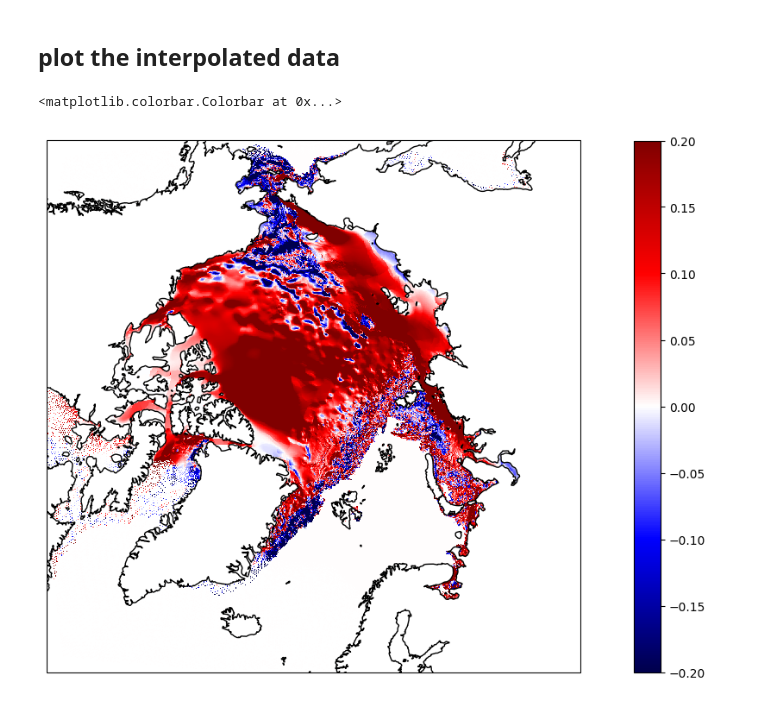
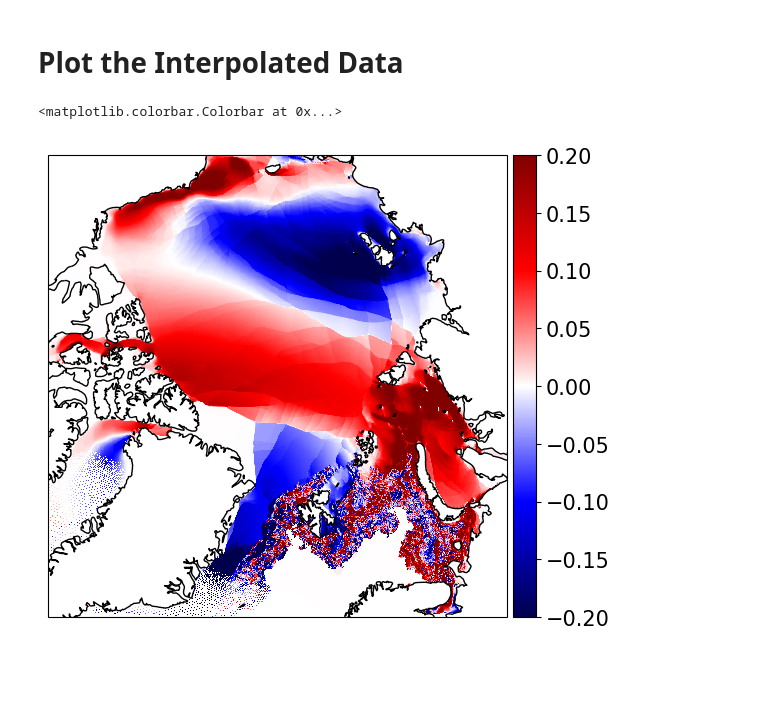
Before and after one commit to jpgaertner/lkf_detection, a Jupyter notebook: interpolate_and_create_nc_file.ipynb, the cells around one changed output. Drawn from its saved outputs; the diff is of its cells as text; code cells hidden in the pictures; blank space fills up the shorter version.

```diff
--- a/interpolate_and_create_nc_file.ipynb
+++ b/interpolate_and_create_nc_file.ipynb
@@ -84,11 +93,0 @@ model_lon = np.where(model_lon>180, model_lon-360, model_lon)
-# %%
-# the data object contains data from 1950-01-01 to 1956-12-31. set
-# startday and ntimesteps accordingly
-
-ntimesteps = 10
-startday = 0
-a_ice = data.a_ice
-u_ice = data.uice
-v_ice = data.vice
-save_in_path = '/work/bk1377/a270230/'
-save_as_name = save_in_path + 'ice_fesom_1950.nc'
@@ -103,8 +93,0 @@ model_lat = grid.clat.values*180/np.pi
-# %%
-ntimesteps = 365
-startday = 0
-a_ice = data.conc[:,0,:]
-u_ice = data.ice_u
-v_ice = data.ice_v
-save_in_path = '/work/bk1377/a270230/'
-save_as_name = save_in_path + 'ice_icon_2002.nc'
@@ -120,8 +93,0 @@ model_lat = data.lat
-# %%
-ntimesteps = 5 # one year: 347*24
-startday = 0
-a_ice = data['2t']
-u_ice = data['10u']
-v_ice = data['10v']
-save_in_path = '/work/bk1377/a270230/'
-save_as_name = save_in_path + 'ice_nemo.nc'
@@ -169,17 +94,17 @@ create_nc_file(a_ice_int, u_ice_int, v_ice_int, int_lons, int_lats, ntimesteps,
-# %% [markdown]
-## plot the interpolated data
+# %% [markdown]
+# Plot the Interpolated Data
+# %%
+file = xr.open_dataset(save_in_path + '1km_2013.nc')
 # %%
-test = xr.open_dataset(save_as_name)
-
-fig = plt.figure(figsize=[16, 8])
+fig = plt.figure(figsize=[8, 6])
 ax = plt.subplot(1, 1, 1, projection=ccrs.Orthographic(0, 90))
 ax.coastlines(zorder=3)
-im = ax.pcolormesh(test.ULON, test.ULAT,
-                   test.U.isel(time=-1),
+im = ax.pcolormesh(file.ULON, file.ULAT,
+                   file.U.isel(time=-1),
                    cmap = 'seismic',
                    vmin=-0.2,vmax=0.2,
                    transform=ccrs.PlateCarree())
-plt.colorbar(im)
+plt.colorbar(im, pad=0.01)
 # %% [output]
 <matplotlib.colorbar.Colorbar at 0x...>
-[figure, old version]
+[figure, new version]
```
Also changed, not shown: parts of 21 cells of this notebook.
